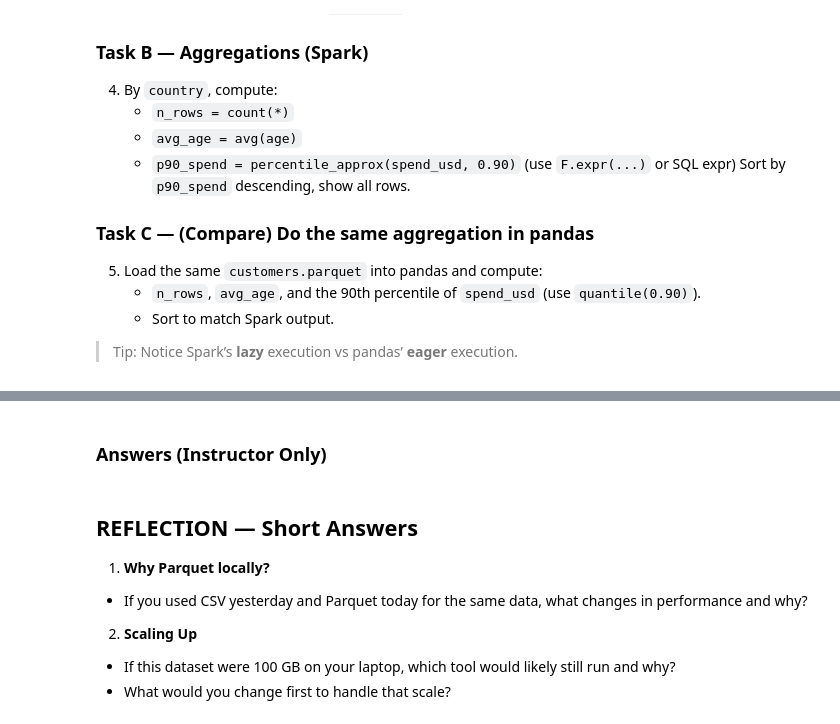
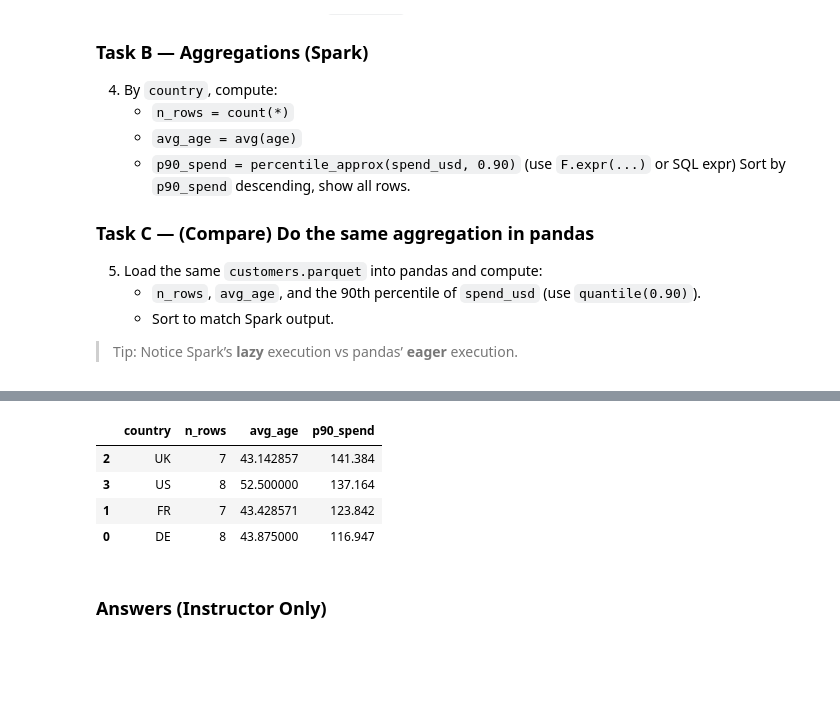
Before and after one commit to ibranova/DA2025_Lectures, a Jupyter notebook: Mod8/Mod8L5_PySpark_STUDENT.ipynb, the cells around one changed output, grey strips where cells are left out. Saved outputs shown, nothing was run; the diff lists cells and outputs as text; code cells hidden in the pictures; blank space fills up the shorter version.

Commit message:
data challenge 5 done

```diff
--- a/Mod8/Mod8L5_PySpark_STUDENT.ipynb
+++ b/Mod8/Mod8L5_PySpark_STUDENT.ipynb
@@ -125,2 +252,14 @@ Use the docs to complete the tasks in Spark **and** (where it helps you think) p
+# %%
+pdf3 = pd.read_parquet("customers.parquet")
+# %%
+pdf = pdf3.groupby("country", as_index=False).agg(n_rows=("customer_id","count"), avg_age=("age","mean"), p90_spend=("spend_usd", lambda s: s.quantile(0.90))).sort_values("p90_spend", ascending=False)
+# %%
+pdf
+# %% [output]
+|  | country | n_rows | avg_age | p90_spend |
+| 2 | UK | 7 | 43.142857 | 141.384 |
+| 3 | US | 8 | 52.500000 | 137.164 |
+| 1 | FR | 7 | 43.428571 | 123.842 |
+| 0 | DE | 8 | 43.875000 | 116.947 |
 # %% [markdown]
 ### Answers (Instructor Only)
@@ -173,13 +267,3 @@ import pandas as pd
 # RUN THIS CELL WITHOUT CHANGES -- IMPORTANT
 spark.stop()
 print("Spark session stopped.")
-# %% [markdown]
-## REFLECTION — Short Answers
-
-
-1) **Why Parquet locally?**
-- If you used CSV yesterday and Parquet today for the same data, what changes in performance and why?
-
-2) **Scaling Up**
-- If this dataset were 100 GB on your laptop, which tool would likely still run and why?
-- What would you change first to handle that scale?
```
Also changed, not shown: parts of 12 cells of this notebook, 1 other file.
